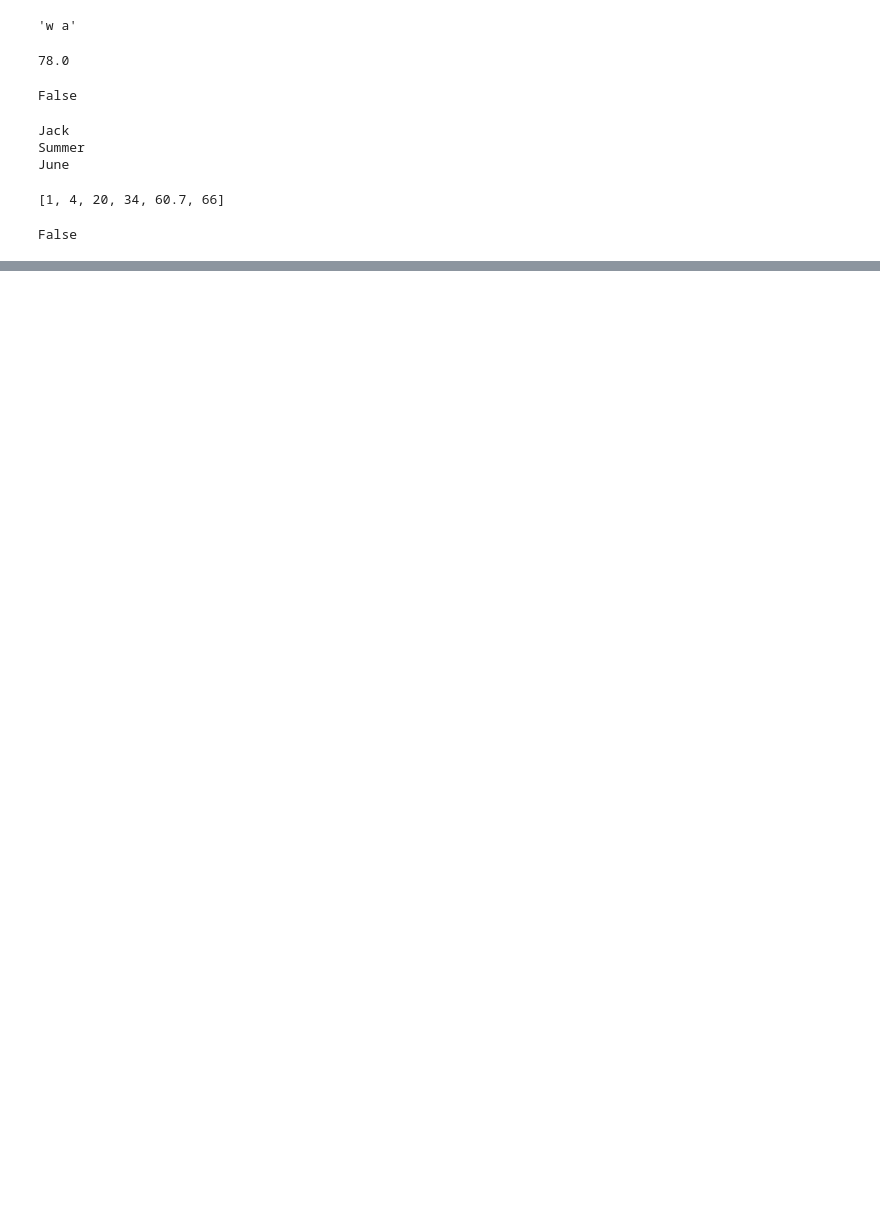
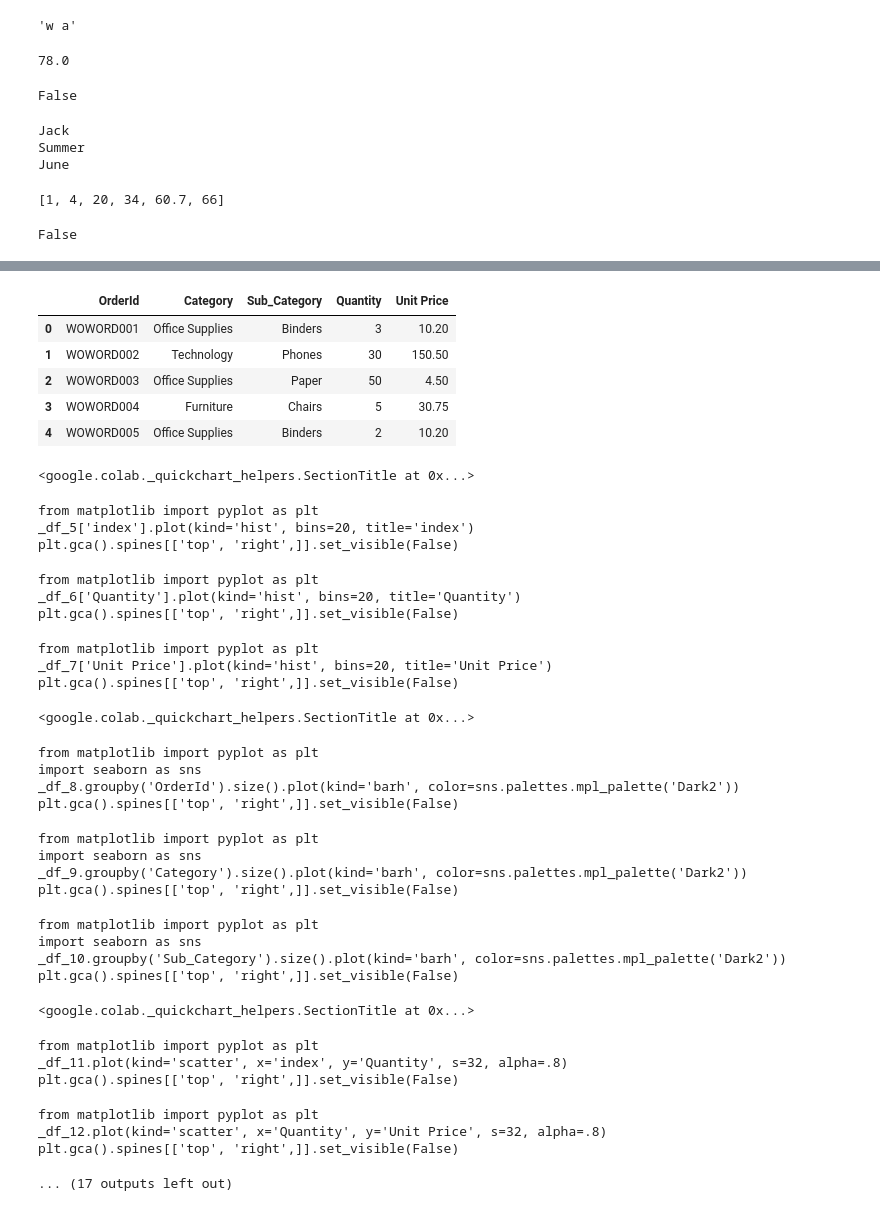
Before and after one commit to mmeeran/Python, a Jupyter notebook: Python_Class_prework.ipynb, the cells around one changed output, grey strips where cells are left out. Drawn from its saved outputs; the diff is of its cells as text; code cells hidden in the pictures; blank space fills up the shorter version.

```diff
--- a/Python_Class_prework.ipynb
+++ b/Python_Class_prework.ipynb
@@ -520,0 +629,5 @@ print (c, "Celsius to Fahrenheit is", x.c_to_f(c))
+# %%
+category_list = ['Office Supplies', 'Technology', 'Office Supplies', 'Furniture', 'Office Supplies']
+sub_category_list = ['Binders', 'Phones', 'Paper', 'Chairs', 'Binders']
+quantity_list =[3, 30, 50, 5, 2]
+unit_price_list = [10.20, 150.50, 4.50, 30.75, 10.20]
@@ -520,0 +648,2 @@ print (c, "Celsius to Fahrenheit is", x.c_to_f(c))
+# %%
+superstore_data = pd.DataFrame()
@@ -520,0 +654,2 @@ print (c, "Celsius to Fahrenheit is", x.c_to_f(c))
+# %%
+superstore_data['OrderId'] = order_id_list
@@ -520,0 +709,46 @@ print (c, "Celsius to Fahrenheit is", x.c_to_f(c))
+# %%
+superstore_data['Category'] = category_list
+superstore_data['Sub_Category'] = sub_category_list
+superstore_data['Quantity'] = quantity_list
+superstore_data['Unit Price'] = unit_price_list
+# %%
+# displaying the dataframe
+superstore_data
+# %% [output]
+|  | OrderId | Category | Sub_Category | Quantity | Unit Price |
+| 0 | WOWORD001 | Office Supplies | Binders | 3 | 10.20 |
+| 1 | WOWORD002 | Technology | Phones | 30 | 150.50 |
+| 2 | WOWORD003 | Office Supplies | Paper | 50 | 4.50 |
+| 3 | WOWORD004 | Furniture | Chairs | 5 | 30.75 |
+| 4 | WOWORD005 | Office Supplies | Binders | 2 | 10.20 |
+<google.colab._quickchart_helpers.SectionTitle at 0x...>
+from matplotlib import pyplot as plt
+_df_5['index'].plot(kind='hist', bins=20, title='index')
+plt.gca().spines[['top', 'right',]].set_visible(False)
+from matplotlib import pyplot as plt
+_df_6['Quantity'].plot(kind='hist', bins=20, title='Quantity')
+plt.gca().spines[['top', 'right',]].set_visible(False)
+from matplotlib import pyplot as plt
+_df_7['Unit Price'].plot(kind='hist', bins=20, title='Unit Price')
+plt.gca().spines[['top', 'right',]].set_visible(False)
+<google.colab._quickchart_helpers.SectionTitle at 0x...>
+from matplotlib import pyplot as plt
+import seaborn as sns
+_df_8.groupby('OrderId').size().plot(kind='barh', color=sns.palettes.mpl_palette('Dark2'))
+plt.gca().spines[['top', 'right',]].set_visible(False)
+from matplotlib import pyplot as plt
+import seaborn as sns
+_df_9.groupby('Category').size().plot(kind='barh', color=sns.palettes.mpl_palette('Dark2'))
+plt.gca().spines[['top', 'right',]].set_visible(False)
+from matplotlib import pyplot as plt
+import seaborn as sns
+_df_10.groupby('Sub_Category').size().plot(kind='barh', color=sns.palettes.mpl_palette('Dark2'))
+plt.gca().spines[['top', 'right',]].set_visible(False)
+<google.colab._quickchart_helpers.SectionTitle at 0x...>
+from matplotlib import pyplot as plt
+_df_11.plot(kind='scatter', x='index', y='Quantity', s=32, alpha=.8)
+plt.gca().spines[['top', 'right',]].set_visible(False)
+from matplotlib import pyplot as plt
+_df_12.plot(kind='scatter', x='Quantity', y='Unit Price', s=32, alpha=.8)
+plt.gca().spines[['top', 'right',]].set_visible(False)
+... (17 outputs left out)
```
Also changed, not shown: parts of 18 cells of this notebook.
